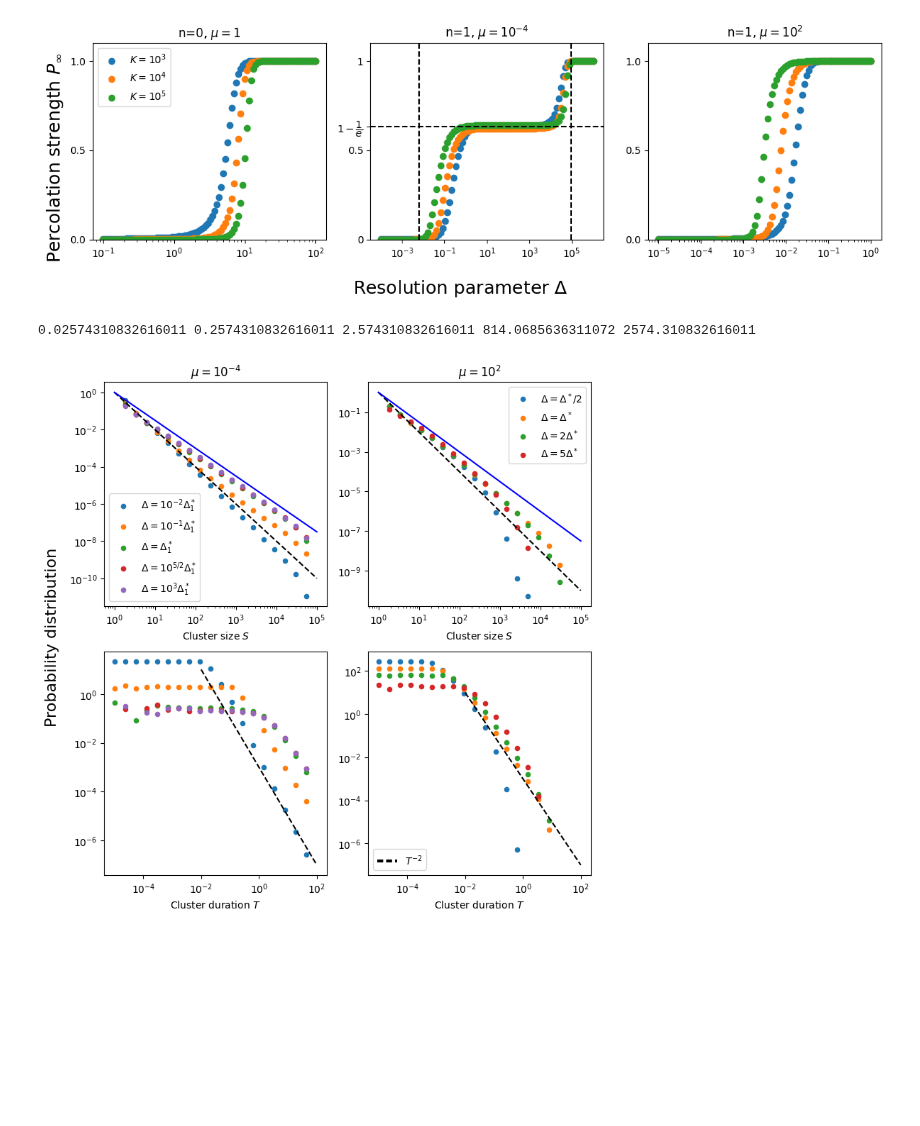
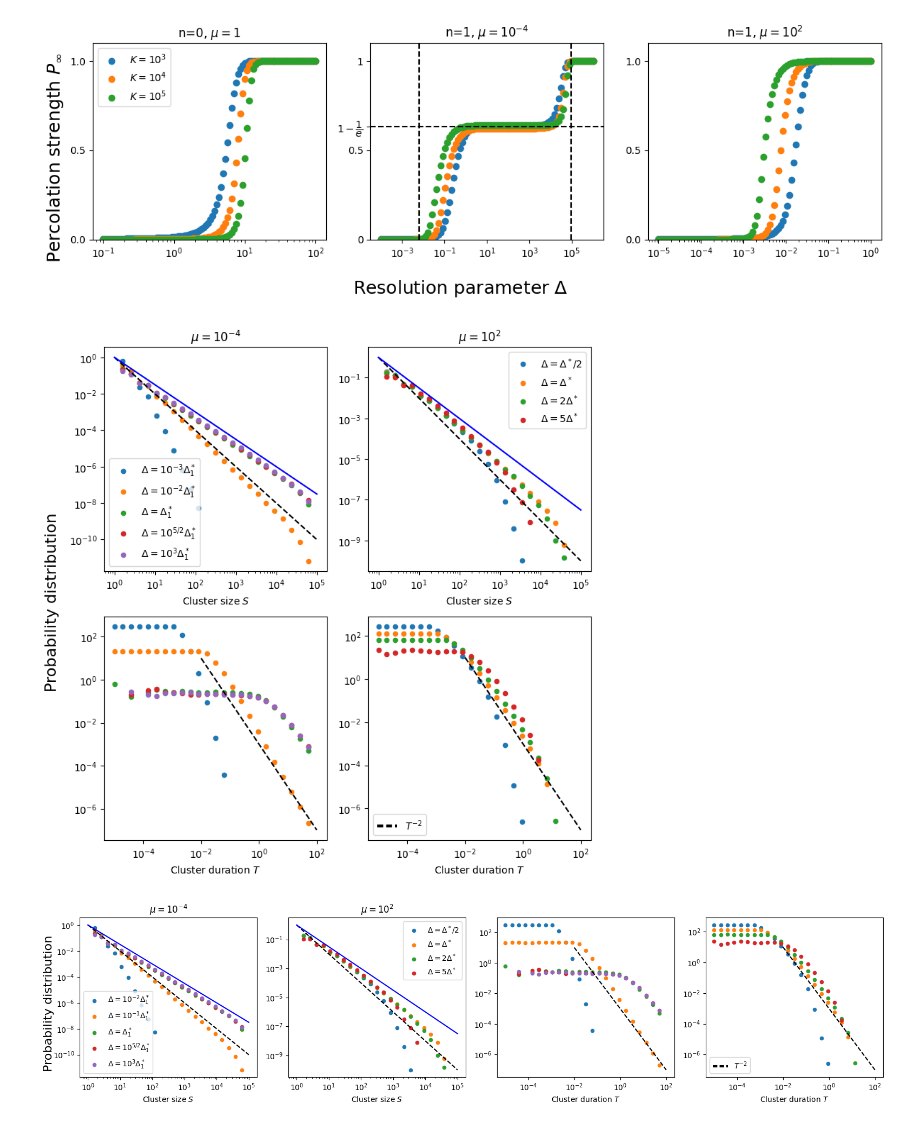
Before and after one commit to RivasAntonio/TFM, a Jupyter notebook: Códigos/Hawkes/figures.ipynb, the cells around one changed output. Saved outputs shown, nothing was run; the diff lists cells and outputs as text; code cells hidden in the pictures; blank space fills up the shorter version.

```diff
--- a/Códigos/Hawkes/figures.ipynb
+++ b/Códigos/Hawkes/figures.ipynb
@@ -157,27 +157,25 @@ K = 10**5
 n = 1
 mu = 10**-4
 delta1 = np.log(K)/(mu+np.sqrt(2*K*mu))
-print(delta1/100, delta1/10, delta1, delta1*10**(5/2), delta1*10**3)
-deltas1 = [delta1/100, delta1/10, delta1, delta1*10**(5/2), delta1*10**3]
+deltas1 = [delta1/1000, delta1/100, delta1, delta1*10**(5/2), delta1*10**3]
-# %% [output]
-0.02574310832616011 0.2574310832616011 2.574310832616011 814.0685636311072 2574.310832616011
 # %%
 """clusters_sizes_mu1 = [np.load('./data/cluster_sizes_delta=2.6E-02_R=1000_mu=1.0E-04_article.npy'),
                       np.load('./data/cluster_sizes_delta=2.6E-01_R=1000_mu=1.0E-04_article.npy'),
                       np.load('./data/cluster_sizes_delta=2.6E-00_R=1000_mu=1.0E-04_article.npy'),
                       np.load('.data/cluster_sizes_delta=8.1E+02_R=1000_mu=1.0E-04_article.npy'),
                       np.load('./data/cluster_sizes_delta=2.6E+03_R=1000_mu=1.0E-04_article.npy')]"""
-clusters_sizes_mu1 = [np.load(f'./data/cluster_sizes_delta={delta:.1E}_R={R}_mu={mu:.1E}_article.npy') for delta in [delta1/100, delta1/10, delta1, delta1*10**(5/2), delta1*10**3]]
+clusters_sizes_mu1 = [np.load(f'./data/cluster_sizes_delta={delta:.1E}_R={R}_mu={mu:.1E}_article.npy') for delta in deltas1]
 
-clusters_times_mu1 = [np.load(f'./data/cluster_times_delta={delta:.1E}_R={R}_mu={mu:.1E}_article.npy') for delta in [delta1/100, delta1/10, delta1, delta1*10**(5/2), delta1*10**3]]
+clusters_times_mu1 = [np.load(f'./data/cluster_times_delta={delta:.1E}_R={R}_mu={mu:.1E}_article.npy') for delta in deltas1]
 # %%
 K = 10**5
 n = 1
 mu = 10**2
 delta1 = np.log(K)/(mu+np.sqrt(2*K*mu))
+deltas2 = [delta1/2, delta1, 2*delta1, 5*delta1]
 # %%
-clusters_sizes_mu2 = [np.load(f'./data/cluster_sizes_delta={delta:.1E}_R={R}_mu={mu:.1E}_article.npy') for delta in [delta1/2, delta1, 2*delta1, 5*delta1]]
-clusters_times_mu2 = [np.load(f'./data/cluster_times_delta={delta:.1E}_R={R}_mu={mu:.1E}_article.npy') for delta in [delta1/2, delta1, 2*delta1, 5*delta1]]
+clusters_sizes_mu2 = [np.load(f'./data/cluster_sizes_delta={delta:.1E}_R={R}_mu={mu:.1E}_article.npy') for delta in deltas2]
+clusters_times_mu2 = [np.load(f'./data/cluster_times_delta={delta:.1E}_R={R}_mu={mu:.1E}_article.npy') for delta in deltas2]
 # %%
 sbins = [np.logspace(0, 5, num = 25, base = 10),
          np.logspace(0, 5, num = 25, base = 10),
@@ -194,21 +192,75 @@ shist_mu1 = [np.histogram(s, density= True, bins=sbins[i])[0] for i, s in enumer
 shist_mu2 = [np.histogram(s, density= True, bins=sbins[i])[0] for i, s in enumerate(clusters_sizes_mu2)]
 thist_mu1 = [np.histogram(t, density= True, bins=tbins[i])[0] for i, t in enumerate(clusters_times_mu1)]
 thist_mu2 = [np.histogram(t, density= True, bins=tbins[i])[0] for i, t in enumerate(clusters_times_mu2)]
+# %%
+labels1 = ['$\Delta=10^{-3}\Delta_1^*$', '$\Delta=10^{-2}\Delta_1^*$','$\Delta=\Delta_1^*$','$\Delta=10^{5/2}\Delta_1^*$','$\Delta=10^3\Delta_1^*$']
+# '$\Delta=10^{-1}\Delta_1^*$',
+labels2 = ['$\Delta=\Delta^*/2$','$\Delta=\Delta^*$','$\Delta=2\Delta^*$','$\Delta=5\Delta^*$']
+
+
+fig, axes = plt.subplots(2, 2, figsize=(8, 8))
+
+fig.axes[0].set_title('$\mu=10^{-4}$')
+fig.axes[1].set_title('$\mu=10^{2}$')
+
+
+for i in range(len(deltas1)):
+    fig.axes[0].scatter(sbins[i][:-1], shist_mu1[i], label=f'$\Delta={labels1[i]}$', marker = 'o', s = 20)
+    fig.axes[2].scatter(tbins[i][:-1], thist_mu1[i], label=f'$\Delta={labels1[i]}$', marker = 'o', s = 20)
+for i in range(len(deltas2)):
+    fig.axes[1].scatter(sbins[i][:-1], shist_mu2[i], label=f'$\Delta={labels2[i]}$', marker = 'o', s = 20)
+    fig.axes[3].scatter(tbins[i][:-1], thist_mu2[i], label=f'$\Delta={labels2[i]}$', marker = 'o', s = 20)
+
+for i in range(4):
+    fig.axes[i].set_xscale('log')
+    fig.axes[i].set_yscale('log')
+
+fig.supylabel('Probability distribution', fontsize=16)
+fig.axes[0].set_xlabel('Cluster size $S$')
+fig.axes[1].set_xlabel('Cluster size $S$')
+fig.axes[2].set_xlabel('Cluster duration $T$')
+fig.axes[3].set_xlabel('Cluster duration $T$')
+fig.axes[0].legend(labels = labels1, loc = 'best')
+fig.axes[1].legend(labels = labels2, loc = 'best')
+
+s_bins = np.logspace(0, 5, num = 100, base = 10)
+y_s = s_bins**(-2)
+y_s2 = s_bins**(-3/2)
+
+t_bins = np.logspace(-2, 2, num = 100, base = 10)
+y_t = t_bins**(-2) * 10**-3
+
+fig.axes[0].plot(s_bins, y_s, color='black', linestyle='--')
+fig.axes[0].plot(s_bins, y_s2, color='blue')
+fig.axes[1].plot(s_bins, y_s, color='black', linestyle='--')
+fig.axes[1].plot(s_bins, y_s2, color='blue')
+fig.axes[2].plot(t_bins, y_t, color='black', linestyle='--')
+fig.axes[3].plot(t_bins, y_t, color='black', linestyle='--')
+
+
+fig.axes[3].legend(handles = [Line2D([0], [0], dashes=[2, 1], color='black', linewidth=3, linestyle='--')], labels=['$T^{-2}$'], loc = 'lower left', fontsize = 10)
+#fig.axes[1].legend(handles = [Line2D([0], [0], dashes=[2, 1], color='black', linewidth=3, linestyle='--'),Line2D([0], [0], dashes=[2, 1], color='blue', linewidth=3)], labels=['$S^{-2}$', '$S^{-3/2}$'], loc = 'lower left', fontsize = 10)
+
+#fig.axes[1].annotate(Line2D([0], [0], dashes=[2, 1], color='black', linewidth=3, linestyle='--') '$S^{-2}$')
+
+fig.tight_layout()
+# %% [output]
+[figure, added]
 # %%
 labels1 = ['$\Delta=10^{-2}\Delta_1^*$','$\Delta=10^{-1}\Delta_1^*$','$\Delta=\Delta_1^*$','$\Delta=10^{5/2}\Delta_1^*$','$\Delta=10^3\Delta_1^*$']
 labels2 = ['$\Delta=\Delta^*/2$','$\Delta=\Delta^*$','$\Delta=2\Delta^*$','$\Delta=5\Delta^*$']
 
 
-fig, axes = plt.subplots(2, 2, figsize=(8, 8))
+fig, axes = plt.subplots(1, 4, figsize=(16, 4))
 
 fig.axes[0].set_title('$\mu=10^{-4}$')
 fig.axes[1].set_title('$\mu=10^{2}$')
 
 
-for i in range(5):
+for i in range(len(deltas1)):
     fig.axes[0].scatter(sbins[i][:-1], shist_mu1[i], label=f'$\Delta={labels1[i]}$', marker = 'o', s = 20)
     fig.axes[2].scatter(tbins[i][:-1], thist_mu1[i], label=f'$\Delta={labels1[i]}$', marker = 'o', s = 20)
-for i in range(4):
+for i in range(len(deltas2)):
     fig.axes[1].scatter(sbins[i][:-1], shist_mu2[i], label=f'$\Delta={labels2[i]}$', marker = 'o', s = 20)
     fig.axes[3].scatter(tbins[i][:-1], thist_mu2[i], label=f'$\Delta={labels2[i]}$', marker = 'o', s = 20)
 
@@ -219,31 +271,31 @@ for i in range(4):
 fig.supylabel('Probability distribution', fontsize=16)
 fig.axes[0].set_xlabel('Cluster size $S$')
 fig.axes[1].set_xlabel('Cluster size $S$')
 fig.axes[2].set_xlabel('Cluster duration $T$')
 fig.axes[3].set_xlabel('Cluster duration $T$')
 fig.axes[0].legend(labels = labels1, loc = 'best')
 fig.axes[1].legend(labels = labels2, loc = 'best')
 
 s_bins = np.logspace(0, 5, num = 100, base = 10)
 y_s = s_bins**(-2)
 y_s2 = s_bins**(-3/2)
 
 t_bins = np.logspace(-2, 2, num = 100, base = 10)
 y_t = t_bins**(-2) * 10**-3
 
 fig.axes[0].plot(s_bins, y_s, color='black', linestyle='--')
 fig.axes[0].plot(s_bins, y_s2, color='blue')
 fig.axes[1].plot(s_bins, y_s, color='black', linestyle='--')
 fig.axes[1].plot(s_bins, y_s2, color='blue')
 fig.axes[2].plot(t_bins, y_t, color='black', linestyle='--')
 fig.axes[3].plot(t_bins, y_t, color='black', linestyle='--')
 
 
 fig.axes[3].legend(handles = [Line2D([0], [0], dashes=[2, 1], color='black', linewidth=3, linestyle='--')], labels=['$T^{-2}$'], loc = 'lower left', fontsize = 10)
 #fig.axes[1].legend(handles = [Line2D([0], [0], dashes=[2, 1], color='black', linewidth=3, linestyle='--'),Line2D([0], [0], dashes=[2, 1], color='blue', linewidth=3)], labels=['$S^{-2}$', '$S^{-3/2}$'], loc = 'lower left', fontsize = 10)
 
 #fig.axes[1].annotate(Line2D([0], [0], dashes=[2, 1], color='black', linewidth=3, linestyle='--') '$S^{-2}$')
 
 fig.tight_layout()
 # %% [output]
-[figure, old version]
+[figure, new version]
```
Also changed, not shown: 23 other files.
